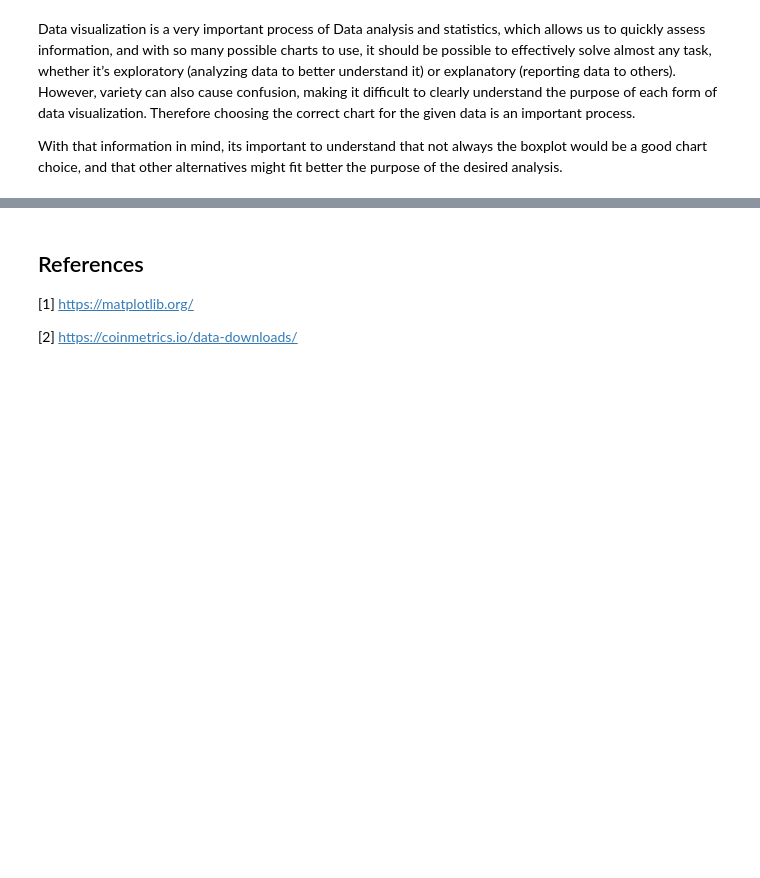
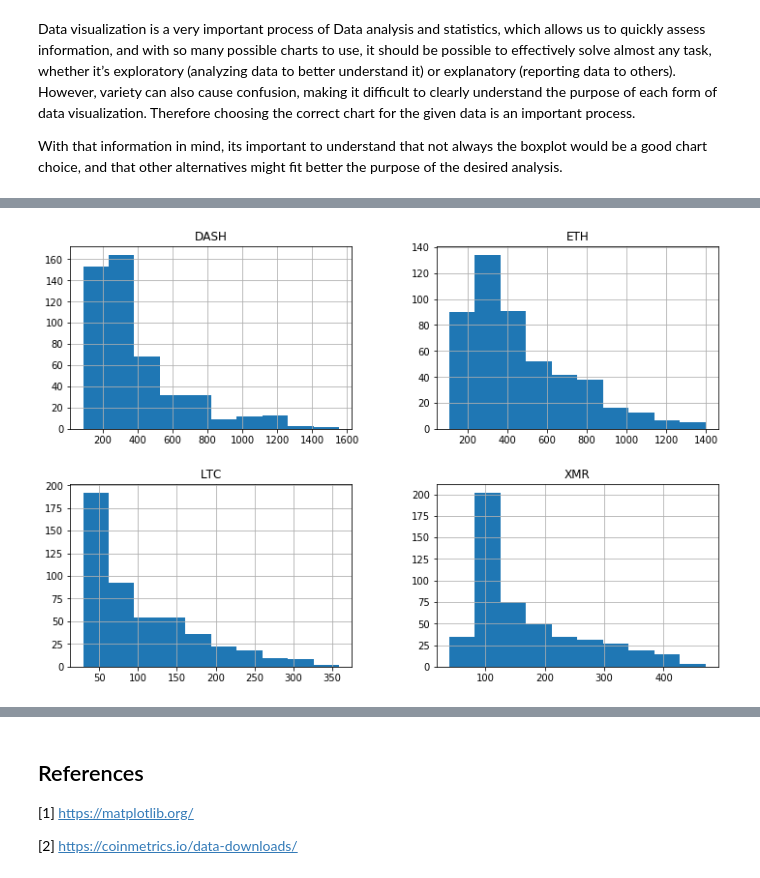
Before and after one commit to strokk/Matplotlib-Boxplot, a Jupyter notebook: Matplotlib-boxplot.ipynb, the cells around one changed output, grey strips where cells are left out. Drawn from its saved outputs; the diff is of its cells as text; code cells hidden in the pictures; blank space fills up the shorter version.

```diff
--- a/Matplotlib-boxplot.ipynb
+++ b/Matplotlib-boxplot.ipynb
@@ -127,3 +129,10 @@ A histogram is very useful when there is wide variances among the observed frequ
+# %%
+# generating the histogram for all 4 coins
+
+dataset.hist(figsize=(12,8))
+plt.show()
+# %% [output]
+[figure, added]
 # %% [markdown]
 #### Density Plot
 
```
Also changed, not shown: parts of 7 cells of this notebook.
